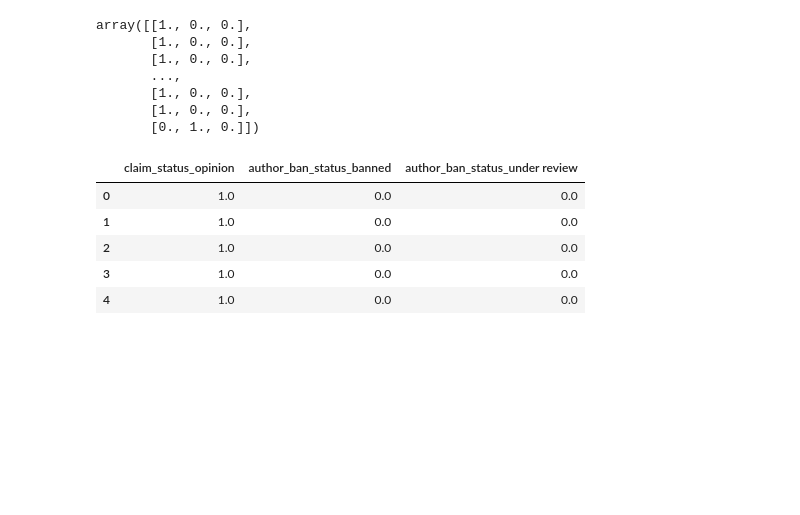
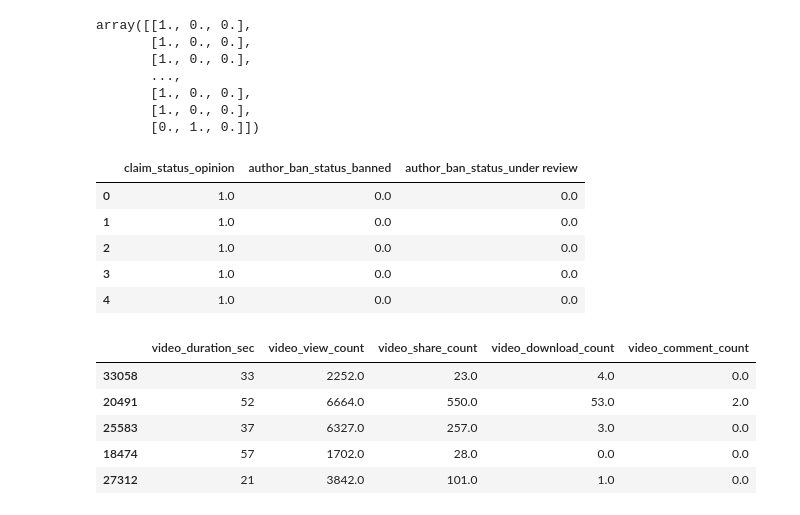
Before and after one commit to Mustafa777Xo/TikTok, a Jupyter notebook: tiktok_classfication.ipynb, the cells around one changed output. Drawn from its saved outputs; the diff is of its cells as text; code cells hidden in the pictures; blank space fills up the shorter version.

```diff
--- a/tiktok_classfication.ipynb
+++ b/tiktok_classfication.ipynb
@@ -708,3 +708,13 @@ X_train_encoded_df.head()
 | 2 | 1.0 | 0.0 | 0.0 |
 | 3 | 1.0 | 0.0 | 0.0 |
 | 4 | 1.0 | 0.0 | 0.0 |
+# %%
+# Display first few rows of `X_train` with `claim_status` and `author_ban_status` columns dropped (since these features are being transformed to numeric)
+X_train.drop(columns=["claim_status", "author_ban_status"]).head()
+# %% [output]
+|  | video_duration_sec | video_view_count | video_share_count | video_download_count | video_comment_count |
+| 33058 | 33 | 2252.0 | 23.0 | 4.0 | 0.0 |
+| 20491 | 52 | 6664.0 | 550.0 | 53.0 | 2.0 |
+| 25583 | 37 | 6327.0 | 257.0 | 3.0 | 0.0 |
+| 18474 | 57 | 1702.0 | 28.0 | 0.0 | 0.0 |
+| 27312 | 21 | 3842.0 | 101.0 | 1.0 | 0.0 |
```
Also changed, not shown: parts of 4 cells of this notebook.
